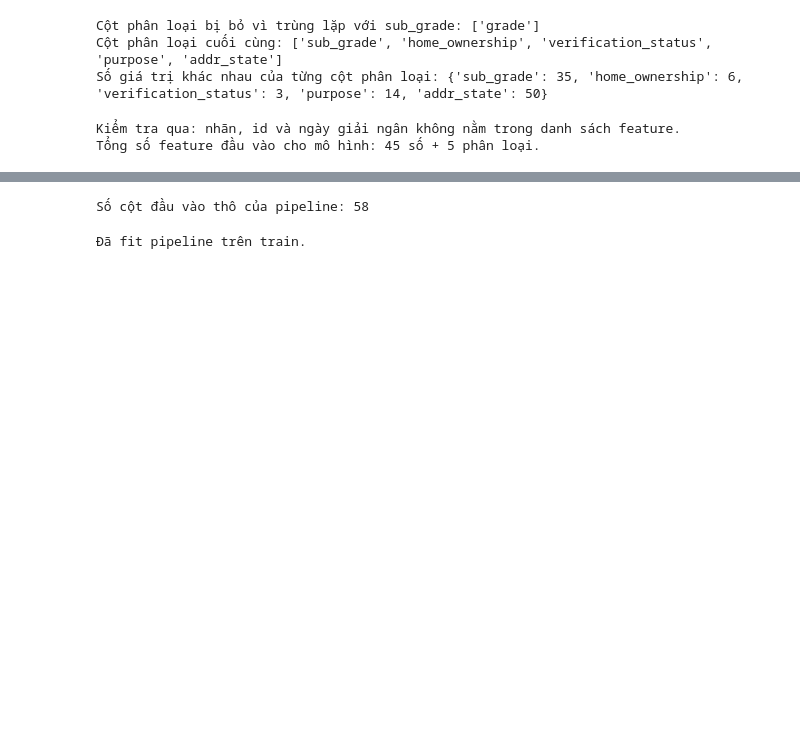
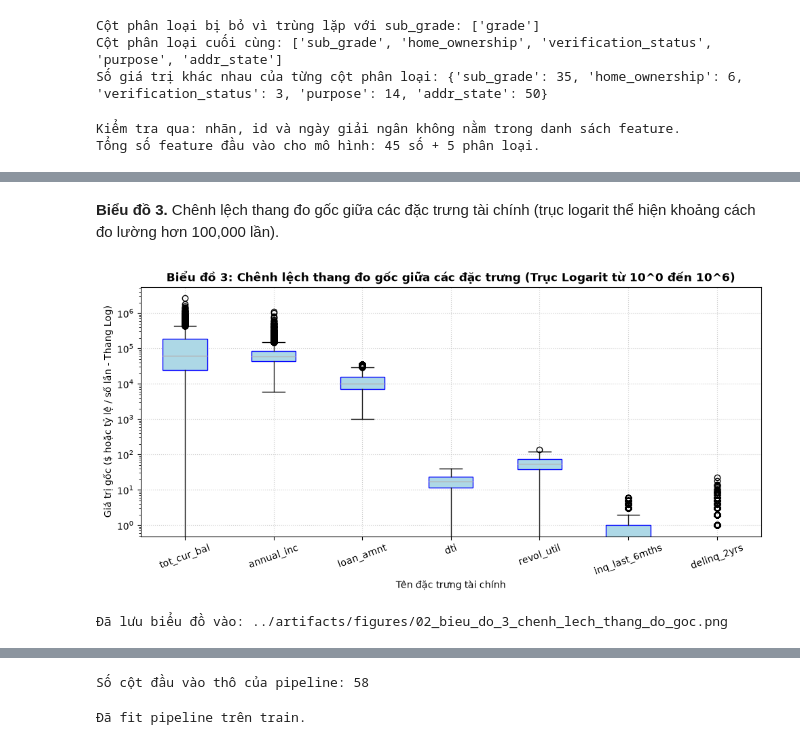
Before and after one commit to Eliza516/Lending-Club-Credit-Scoring, a Jupyter notebook: notebooks/02_lam_sach_va_feature.ipynb, the cells around one changed output, grey strips where cells are left out. Drawn from its saved outputs; the diff is of its cells as text; code cells hidden in the pictures; blank space fills up the shorter version.

```diff
--- a/notebooks/02_lam_sach_va_feature.ipynb
+++ b/notebooks/02_lam_sach_va_feature.ipynb
@@ -879,0 +1007,22 @@ Pipeline ghép ba bước: làm sạch giá trị bất thường, tạo feature
+# %% [markdown]
+**Biểu đồ 3.** Chênh lệch thang đo gốc giữa các đặc trưng tài chính (trục logarit thể hiện khoảng cách đo lường hơn 100,000 lần).
+# %%
+# Biểu đồ 3: Sự chênh lệch thang đo gốc cực lớn giữa các nhóm đặc trưng (Scale Disparity)
+features_sample = ["tot_cur_bal", "annual_inc", "loan_amnt", "dti", "revol_util", "inq_last_6mths", "delinq_2yrs"]
+sample_data = train[features_sample].dropna().sample(n=10000, random_state=SEED)
+
+fig, ax = plt.subplots(figsize=(10, 5))
+sample_data.boxplot(ax=ax, rot=20, patch_artist=True, boxprops=dict(facecolor='lightblue', color='blue'))
+ax.set_yscale('log')
+ax.set_title("Biểu đồ 3: Chênh lệch thang đo gốc giữa các đặc trưng (Trục Logarit từ 10^0 đến 10^6)", fontsize=12, fontweight='bold')
+ax.set_ylabel("Giá trị gốc ($ hoặc tỷ lệ / số lần - Thang Log)", fontsize=10)
+ax.set_xlabel("Tên đặc trưng tài chính", fontsize=10)
+ax.grid(True, linestyle=':', alpha=0.6)
+plt.tight_layout()
+fig_3_path = FIG_DIR / "02_bieu_do_3_chenh_lech_thang_do_goc.png"
+plt.savefig(fig_3_path, dpi=300, bbox_inches='tight')
+plt.show()
+print(f"Đã lưu biểu đồ vào: {fig_3_path}")
+# %% [output]
+[figure, added]
+Đã lưu biểu đồ vào: ../artifacts/figures/02_bieu_do_3_chenh_lech_thang_do_goc.png
```
Also changed, not shown: parts of 16 cells of this notebook, 3 other files.
